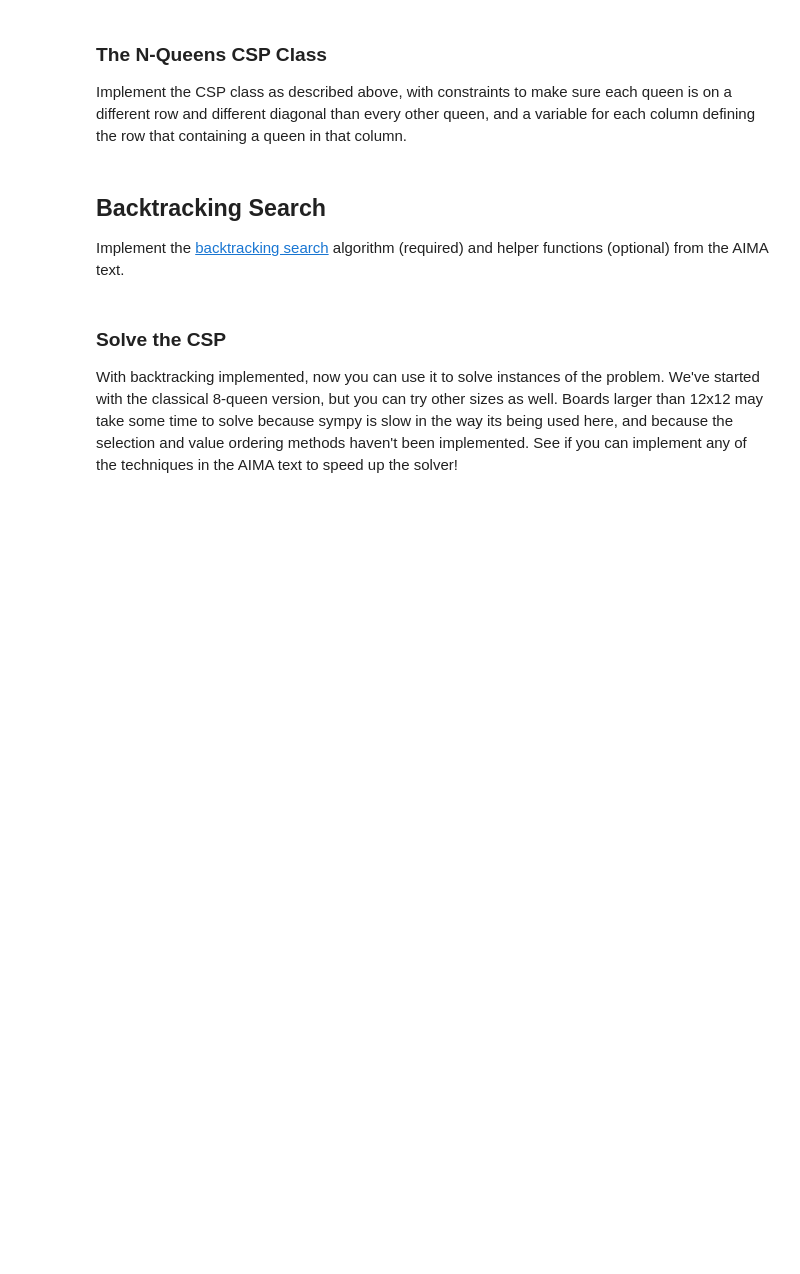
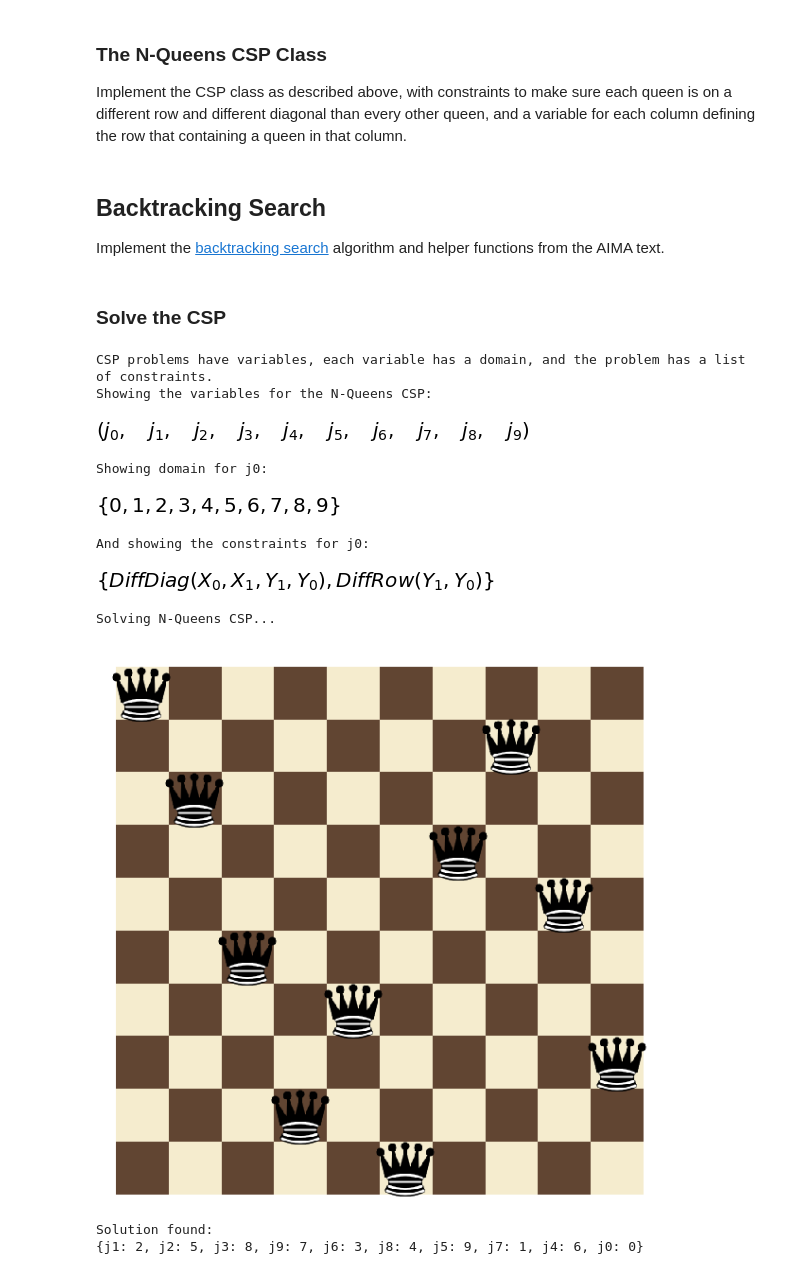
Before and after one commit to LuLi0077/AI, a Jupyter notebook: Constraint_Satisfaction/Constraint_Satisfaction.ipynb, the cells around one changed output. Saved outputs shown, nothing was run; the diff lists cells and outputs as text; code cells hidden in the pictures; blank space fills up the shorter version.

```diff
--- a/Constraint_Satisfaction/Constraint_Satisfaction.ipynb
+++ b/Constraint_Satisfaction/Constraint_Satisfaction.ipynb
@@ -66,8 +65,7 @@ class NQueensCSP:
         the number of queens that must be placed on the board
     """
     def __init__(self, N):
-        raise NotImplementedError("TODO: declare symbolic variables in self._vars in the CSP constructor")
-        _vars = None
+        _vars = symbols('j:%s'%(N))
         _domain = set(range(N))
         self.size = N
         self.variables = _vars
@@ -77,8 +75,9 @@ class NQueensCSP:
         # add constraints - for each pair of variables xi and xj, create
         # a diffRow(xi, xj) and a diffDiag(xi, xj) instance, and add them
         # to the self._constraints dictionary keyed to both xi and xj;
-        # (i.e., add them to both self._constraints[xi] and self._constraints[xj])
-        raise NotImplementedError("TODO: add constraints in self._constraints in the CSP constructor")
+        for i,s in enumerate(_vars):
+            self._constraints[s].add(diffDiag)
+            self._constraints[s].add(diffRow)
 
     @property
     def constraints(self):
@@ -92,16 +91,21 @@ class NQueensCSP:
         """An assignment is complete if it is consistent, and all constraints
         are satisfied.
 
-        Hint: Backtracking search checks consistency of each assignment, so checking
-        for completeness can be done very efficiently
-
         Parameters
         ----------
         assignment : dict(sympy.Symbol: Integer)
             An assignment of values to variables that have previously been checked
             for consistency with the CSP constraints
         """
-        raise NotImplementedError("TODO: implement the is_complete() method of the CSP")
+        if len(assignment.keys()) == self.size:
+            complete=True
+            for k_1,v_1 in assignment.items():
+                complete = self.is_consistent(k_1,v_1,assignment)
+                if not complete:
+                    return False
+            return complete
+        else:
+            return False
 
     def is_consistent(self, var, value, assignment):
         """Check consistency of a proposed variable assignment
@@ -122,8 +126,22 @@ class NQueensCSP:
             A dictionary mapping CSP variables to row assignment of each queen
 
         """
-        raise NotImplementedError("TODO: implement the is_consistent() method of the CSP")
+        locations = [(i, j, assignment[j]) for i, j in enumerate(self.variables)
+                     if assignment.get(j, None) is not None and j !=var ]
 
+        s_row, diag = tuple(self._constraints[var])
+        x_1 = self.variables.index(var)
+
+
+        for loc in locations:
+            x,y,val = loc
+            const_1 = diag.subs({Y[0]:value, X[0]:x_1, Y[1]:val,  X[1]:x })
+            const_2 = s_row.subs({Y[0]:value, X[0]:x_1, Y[1]:val,  X[1]:x })
+            if  const_1 == False:
+                return False
+            if const_2==False or (value-val) == -(x_1-x):
+                return False
+        return True
 
     def inference(self, var, value):
         """Perform logical inference based on proposed variable assignment
@@ -145,7 +163,7 @@ class NQueensCSP:
             A partial set of values mapped to variables in the CSP based on inferred
             constraints from previous mappings, or None to indicate failure
         """
-        # TODO (Optional): Implement this function based on AIMA discussion
+        # TODO: Implement this function based on AIMA discussion
         return {}
 
     def show(self, assignment):
@@ -163,7 +181,7 @@ class NQueensCSP:
         displayBoard(locations, self.size)
 # %% [markdown]
 ## Backtracking Search
-Implement the [backtracking search](https://github.com/aimacode/aima-pseudocode/blob/master/md/Backtracking-Search.md) algorithm (required) and helper functions (optional) from the AIMA text.
+Implement the [backtracking search](https://github.com/aimacode/aima-pseudocode/blob/master/md/Backtracking-Search.md) algorithm and helper functions from the AIMA text.
 # %%
 def select(csp, assignment):
     """Choose an unassigned variable in a constraint satisfaction problem """
@@ -205,22 +235,33 @@ def backtrack(assignment, csp):
-# %% [markdown]
-### Solve the CSP
-With backtracking implemented, now you can use it to solve instances of the problem. We've started with the classical 8-queen version, but you can try other sizes as well.  Boards larger than 12x12 may take some time to solve because sympy is slow in the way its being used here, and because the selection and value ordering methods haven't been implemented.  See if you can implement any of the techniques in the AIMA text to speed up the solver!
+# %% [markdown]
+### Solve the CSP
 # %%
-num_queens = 8
+num_queens = 10
 csp = NQueensCSP(num_queens)
 var = csp.variables[0]
 print("CSP problems have variables, each variable has a domain, and the problem has a list of constraints.")
 print("Showing the variables for the N-Queens CSP:")
 display(csp.variables)
 print("Showing domain for {}:".format(var))
 display(csp.domains[var])
 print("And showing the constraints for {}:".format(var))
 display(csp._constraints[var])
 
 print("Solving N-Queens CSP...")
 assn = backtracking_search(csp)
 if assn is not None:
     csp.show(assn)
     print("Solution found:\n{!s}".format(assn))
 else:
     print("No solution found.")
+# %% [output]
+CSP problems have variables, each variable has a domain, and the problem has a list of constraints.
+Showing the variables for the N-Queens CSP:
+[figure, added]
+Showing domain for j0:
+[figure, added]
+And showing the constraints for j0:
+[figure, added]
+Solving N-Queens CSP...
+[figure, added]
+Solution found:
+{j1: 2, j2: 5, j3: 8, j9: 7, j6: 3, j8: 4, j5: 9, j7: 1, j4: 6, j0: 0}
```
Also changed, not shown: parts of 10 cells of this notebook, 1 other file.
